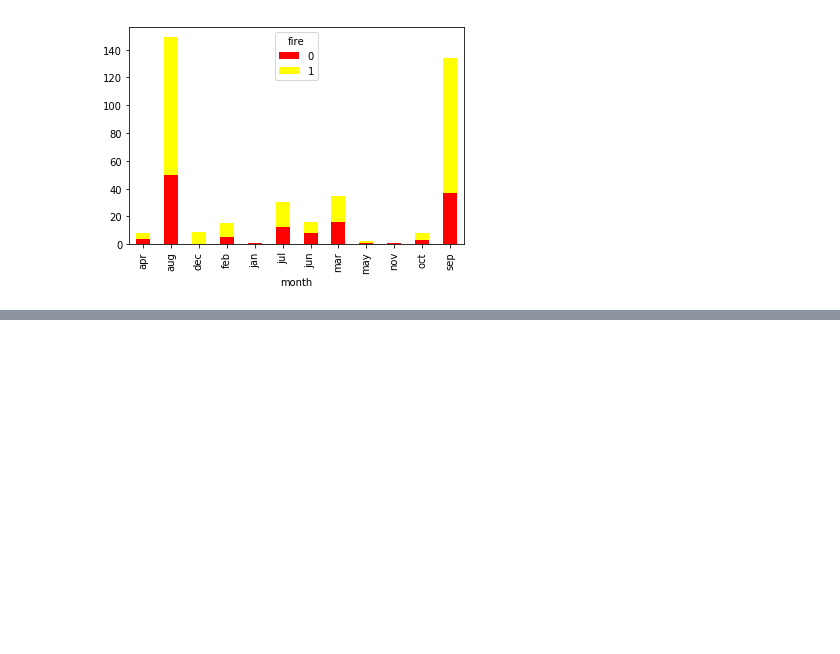
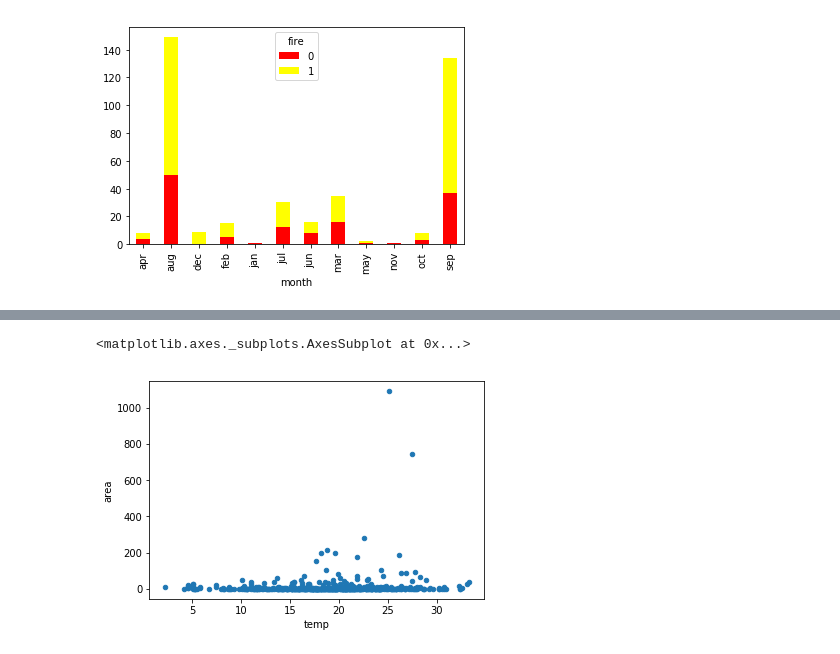
Before and after one commit to gayounglee57/sparkLab, a Jupyter notebook: forest_fires_visualisations.ipynb, the cells around one changed output, grey strips where cells are left out. Saved outputs shown, nothing was run; the diff lists cells and outputs as text; code cells hidden in the pictures; blank space fills up the shorter version.

```diff
--- a/forest_fires_visualisations.ipynb
+++ b/forest_fires_visualisations.ipynb
@@ -41,0 +54,6 @@ df.plot.scatter(x='FFMC', y='rain')
+# %%
+#scatter plot for temperature and area
+df.plot.scatter(x='temp', y='area',)
+# %% [output]
+<matplotlib.axes._subplots.AxesSubplot at 0x...>
+[figure, added]
```
Also changed, not shown: parts of 6 cells of this notebook.
